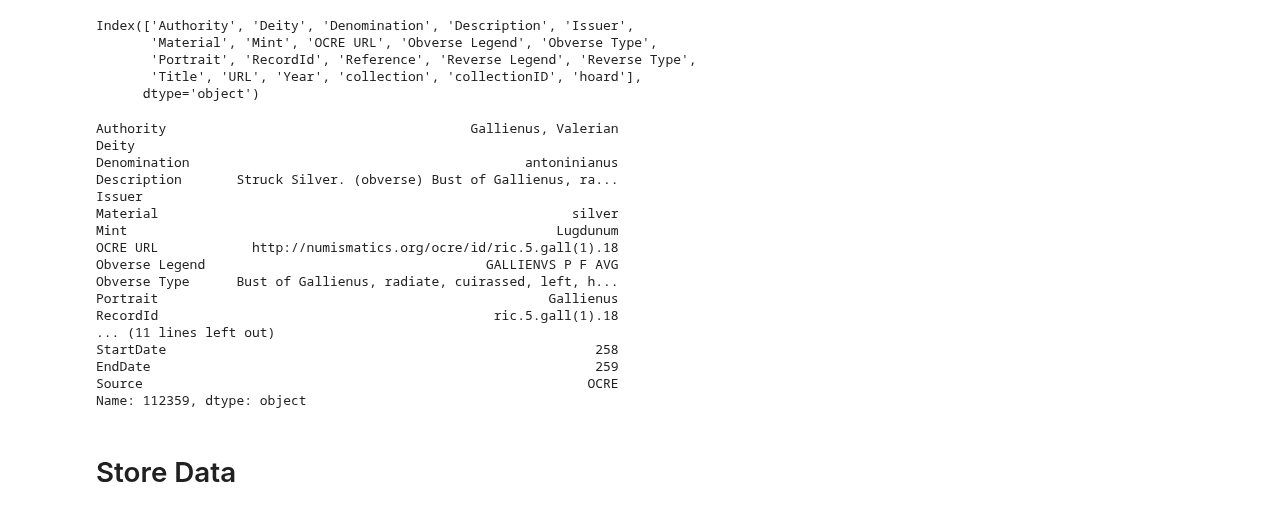
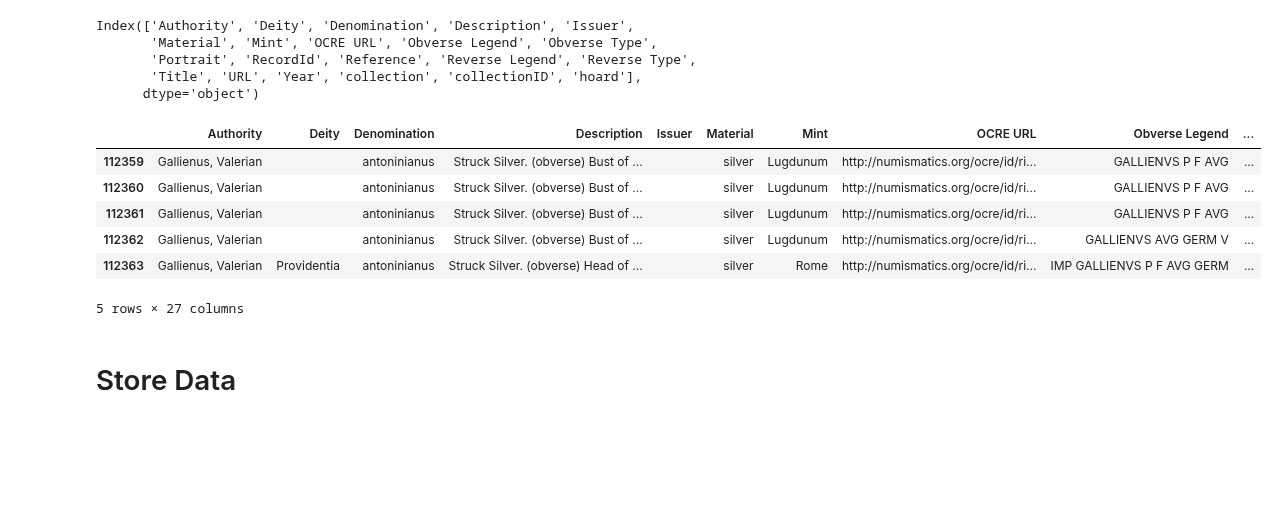
Before and after one commit to williamma12/roman_coinage, a Jupyter notebook: Code/Create Database.ipynb, the cells around one changed output. Cells and saved outputs as stored; diff of their text form; code cells hidden in the pictures; blank space fills up the shorter version.

```diff
--- a/Code/Create Database.ipynb
+++ b/Code/Create Database.ipynb
@@ -133,7 +133,7 @@ def cleanAuthority(authority, issuer):
 #cleanAuthority('authority', 'issuer')({'authority': 'augustus, caesar (civil war)', 'issuer': "roma"})
 
 emperors = [emperor for emperors_list in emperors for emperor in emperors_list]
-def getEmperor(authority, emperors=emperors):
+def getEmperor(authority, delimiter=',', emperors=emperors):
     '''
     Function to get the emperor name out of the authority.
 
@@ -432,6 +426,7 @@ cleaned_ocre['Authority'] = cleaned_ocre.apply(cleanAuthority("Authority", 'Issu
 cleaned_ocre = cleaned_ocre[cleaned_ocre['Authority'] != '']
 cleaned_ocre['emperor'] = cleaned_ocre.apply(getEmperor("Authority"), axis=1)
 cleaned_ocre = cleaned_ocre[cleaned_ocre['emperor'] != '']
+cleaned_ocre['emperorDisplayed'] = cleaned_ocre.apply(getEmperor("Portrait"), axis=1)
 regex = re.compile('[%s]' % re.escape(string.punctuation))
 cleaned_ocre['cleanDesc'] = cleaned_ocre.apply(lambda row: regex.sub('', row['Description']), axis=1)
 cleaned_ocre['StartDate'] = cleaned_ocre.apply(lambda row: row['Year'].split(",")[0], axis=1)
@@ -445,7 +440,7 @@ columns = [u'Authority', u'Deity', u'Denomination', u'Description', u'Issuer',
        u'Material', u'Mint', u'OCRE URL', u'Obverse Legend', u'Obverse Type',
        u'Portrait', u'RecordId', u'Reference', u'Reverse Legend',
        u'Reverse Type', u'Title', u'URL', u'Year', 'Collection', u'collectionID', u'Hoard',
-       u'Emperor', u'CleanDesc', u'StartDate', u'EndDate']
+       u'Emperor', 'emperorDisplayed', u'CleanDesc', u'StartDate', u'EndDate']
 
 cleaned_ocre.columns = columns
 
@@ -453,26 +448,16 @@ cleaned_ocre['Source'] = 'OCRE'
 
 #for col in columns:
 #    cleaned_ocre[col] = cleaned_ocre[col].apply(lambda x: x.decode('utf-8') if type(x) is not float else x)
-# %%
-cleaned_ocre.loc[112359]
-# %% [output]
-Authority                                       Gallienus, Valerian
-Deity
-Denomination                                           antoninianus
-Description       Struck Silver. (obverse) Bust of Gallienus, ra...
-Issuer
-Material                                                     silver
-Mint                                                       Lugdunum
-OCRE URL            http://numismatics.org/ocre/id/ric.5.gall(1).18
-Obverse Legend                                    GALLIENVS P F AVG
-Obverse Type      Bust of Gallienus, radiate, cuirassed, left, h...
-Portrait                                                  Gallienus
-RecordId                                           ric.5.gall(1).18
-... (11 lines left out)
-StartDate                                                       258
-EndDate                                                         259
-Source                                                         OCRE
-Name: 112359, dtype: object
+# %%
+cleaned_ocre.tail()
+# %% [output]
+|  | Authority | Deity | Denomination | Description | Issuer | Material | Mint | OCRE URL | Obverse Legend | ... |
+| 112359 | Gallienus, Valerian |  | antoninianus | Struck Silver. (obverse) Bust of ... |  | silver | Lugdunum | http://numismatics.org/ocre/id/ri... | GALLIENVS P F AVG | ... |
+| 112360 | Gallienus, Valerian |  | antoninianus | Struck Silver. (obverse) Bust of ... |  | silver | Lugdunum | http://numismatics.org/ocre/id/ri... | GALLIENVS P F AVG | ... |
+| 112361 | Gallienus, Valerian |  | antoninianus | Struck Silver. (obverse) Bust of ... |  | silver | Lugdunum | http://numismatics.org/ocre/id/ri... | GALLIENVS P F AVG | ... |
+| 112362 | Gallienus, Valerian |  | antoninianus | Struck Silver. (obverse) Bust of ... |  | silver | Lugdunum | http://numismatics.org/ocre/id/ri... | GALLIENVS AVG GERM V | ... |
+| 112363 | Gallienus, Valerian | Providentia | antoninianus | Struck Silver. (obverse) Head of ... |  | silver | Rome | http://numismatics.org/ocre/id/ri... | IMP GALLIENVS P F AVG GERM | ... |
+5 rows × 27 columns
 # %% [markdown]
 # Store Data
 # %%
```
Also changed, not shown: parts of 14 cells of this notebook.
